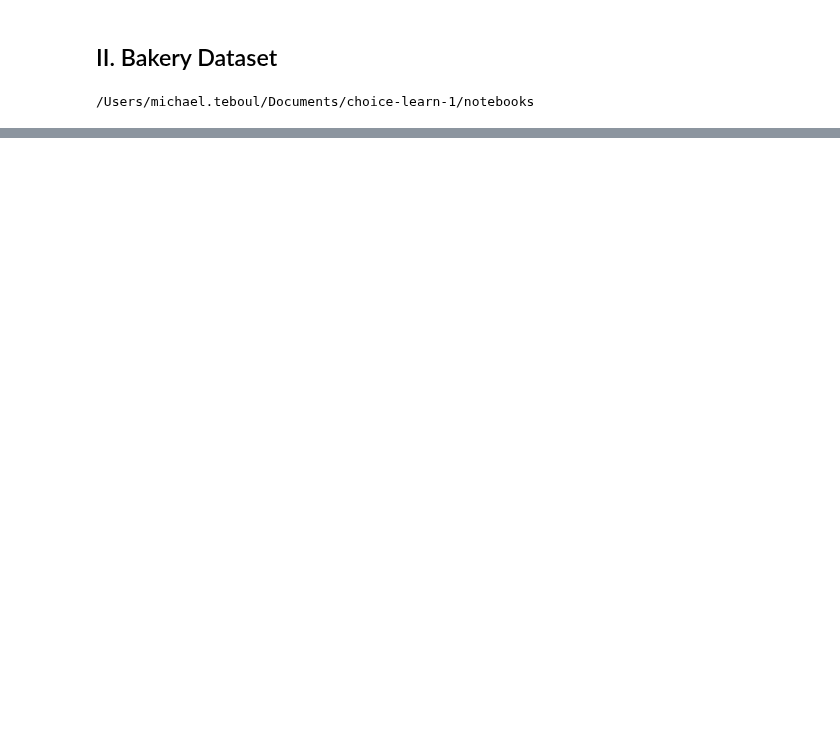
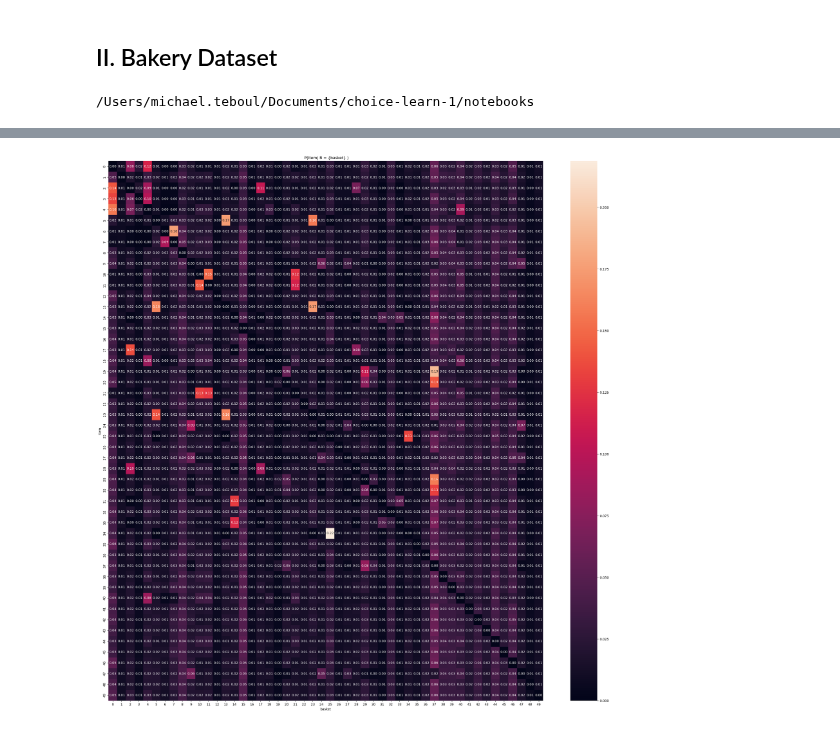
Before and after one commit to artefactory/choice-learn, a Jupyter notebook: notebooks/bakery_dataset.ipynb, the cells around one changed output, grey strips where cells are left out. Saved outputs shown, nothing was run; the diff lists cells and outputs as text; code cells hidden in the pictures; blank space fills up the shorter version.

```diff
--- a/notebooks/bakery_dataset.ipynb
+++ b/notebooks/bakery_dataset.ipynb
@@ -71,0 +112,30 @@ plt.show()
+# %%
+import seaborn as sns
+import math
+matrix = np.zeros(shape = (n_comparaison,n_comparaison))
+
+for i in range(n_comparaison):
+    for j in range(n_comparaison):
+        if i == j:
+            matrix[i,j] = - math.inf
+        else :
+            matrix[i,j] = compute_batch_utility[i + j*n_comparaison]
+
+for i in range(n_comparaison):
+    sum = np.sum(np.exp(matrix[i,:]))
+    for j in range(n_comparaison):
+        matrix[i,j] = np.exp(matrix[i,j])/sum
+
+
+plt.figure(figsize=(30, 30))
+sns.heatmap(matrix,
+            annot=True,
+            fmt='.2f')
+            #   ,cmap='viridis'   )
+
+plt.title(' P(Item| B = {basket} )')
+plt.ylabel('Item')
+plt.xlabel('basket')
+plt.show()
+# %% [output]
+[figure, added]
```
Also changed, not shown: parts of 8 cells of this notebook, 1 other file.
